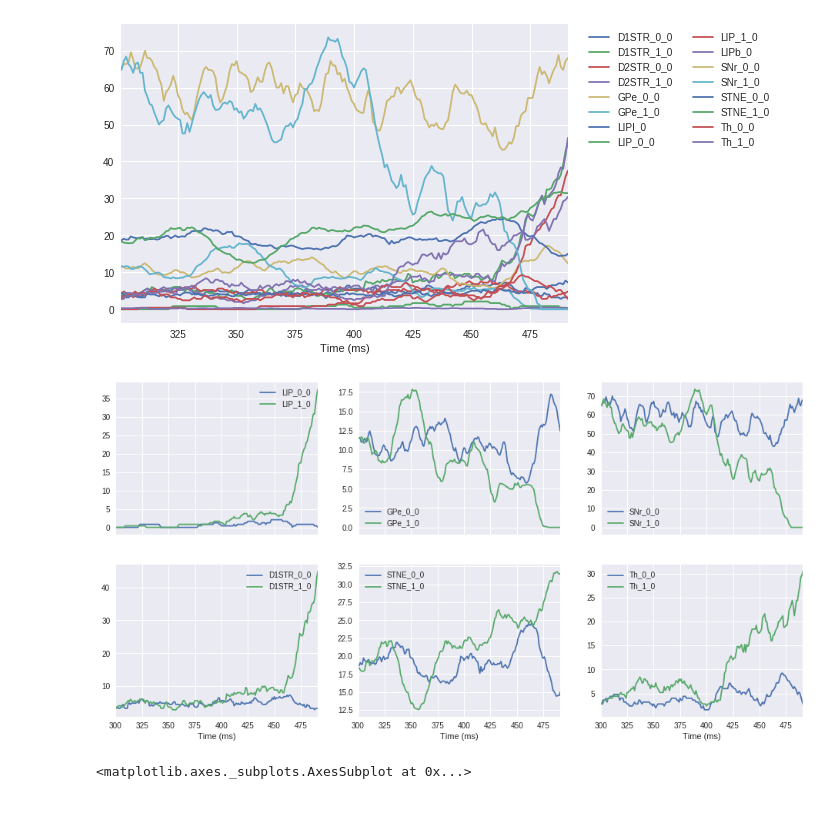
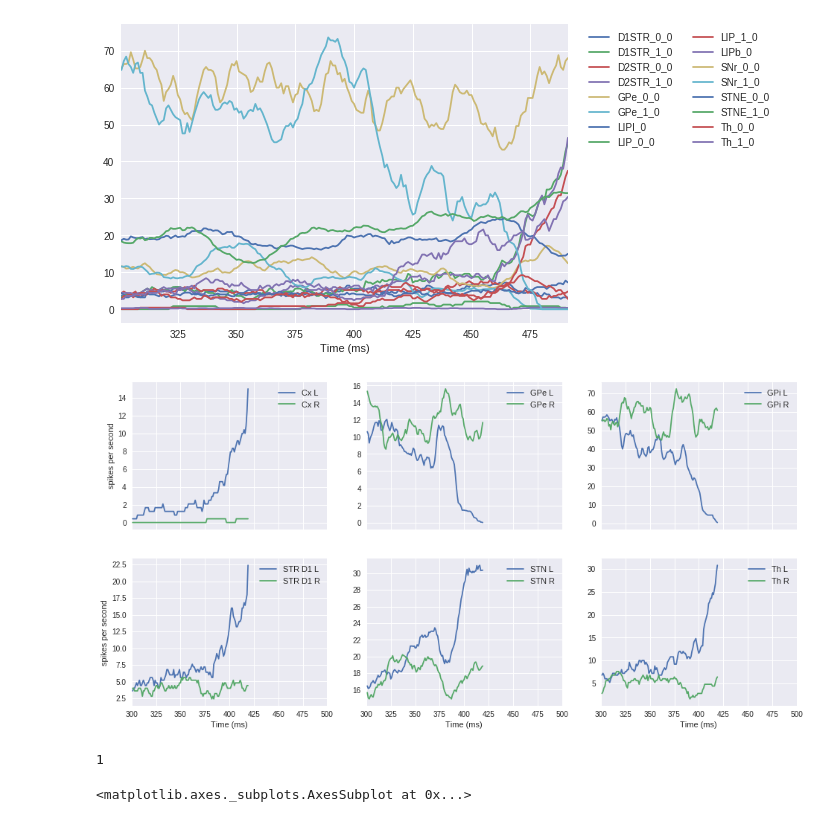
Before and after one commit to CoAxLab/CBGT, a Jupyter notebook: netinv.ipynb, the cells around one changed output. Drawn from its saved outputs; the diff is of its cells as text; code cells hidden in the pictures.

```diff
--- a/netinv.ipynb
+++ b/netinv.ipynb
@@ -53,22 +53,35 @@ ax.legend(loc='upper center', bbox_to_anchor=(1.25, 1),
 [figure]
 # %%
 f, (ax1, ax2) = plt.subplots(2, 3, figsize=(16,8), sharex=True)
-result = results[0][0]
+result = results[1][6]
 for i in range(0,result['dims']['choices']):
     result['popfreqs'].plot(x='Time (ms)', y='LIP_'+str(i)+'_0', ax=ax1[0])
     result['popfreqs'].plot(x='Time (ms)', y='GPe_'+str(i)+'_0', ax=ax1[1])
     result['popfreqs'].plot(x='Time (ms)', y='SNr_'+str(i)+'_0', ax=ax1[2])
     result['popfreqs'].plot(x='Time (ms)', y='D1STR_'+str(i)+'_0', ax=ax2[0])
     result['popfreqs'].plot(x='Time (ms)', y='STNE_'+str(i)+'_0', ax=ax2[1])
     result['popfreqs'].plot(x='Time (ms)', y='Th_'+str(i)+'_0', ax=ax2[2])
 
+ax1[0].legend(['Cx L', 'Cx R'], fontsize=11)
+ax1[1].legend(['GPe L', 'GPe R'], fontsize=11)
+ax1[2].legend(['GPi L', 'GPi R'], fontsize=11)
+ax2[0].legend(['STR D1 L', 'STR D1 R'], fontsize=11)
+ax2[1].legend(['STN L', 'STN R'], fontsize=11)
+ax2[2].legend(['Th L', 'Th R'], fontsize=11)
+
 for ax, axx in zip(ax1, ax2):
-    ax.set_xlim(300, ax.get_xlim()[-1])
-    axx.set_xlim(300, ax.get_xlim()[-1])
+    ax.set_xlim(300, 500)
+    axx.set_xlim(300, 500)
+ax1[0].set_ylabel('spikes per second')
+ax2[0].set_ylabel('spikes per second')
 
-# plt.savefig('/home/mclapp/firing_rates.png')
+plt.savefig('/home/mclapp/firing_ratesA.png')
 # %% [output]
-[figure, old version]
+[figure, new version]
+# %%
+print(1)
+# %% [output]
+1
 # %%
 results[0][0]['popfreqs'].plot(x='GPe_0_0', y='SNr_0_0', kind='scatter')
 # %% [output]
```
Also changed, not shown: parts of 12 cells of this notebook, 4 other files.
